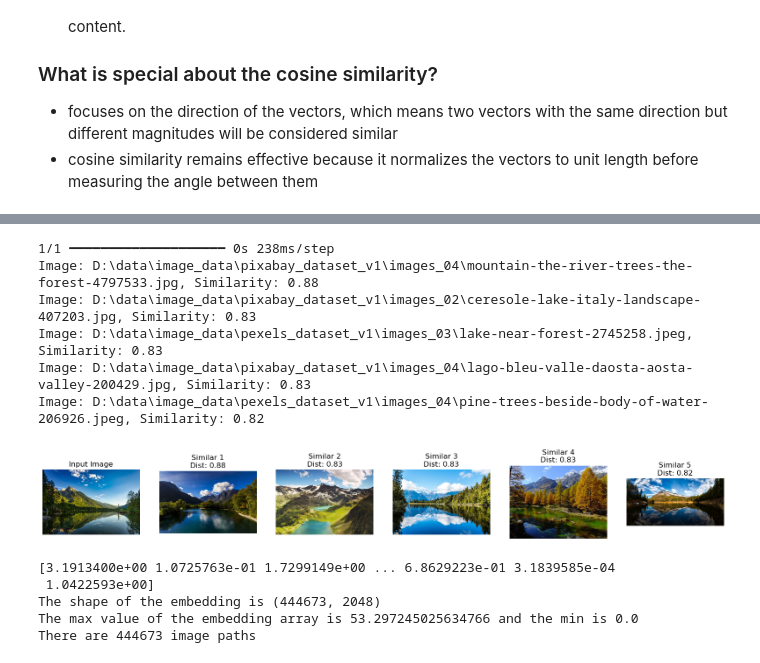
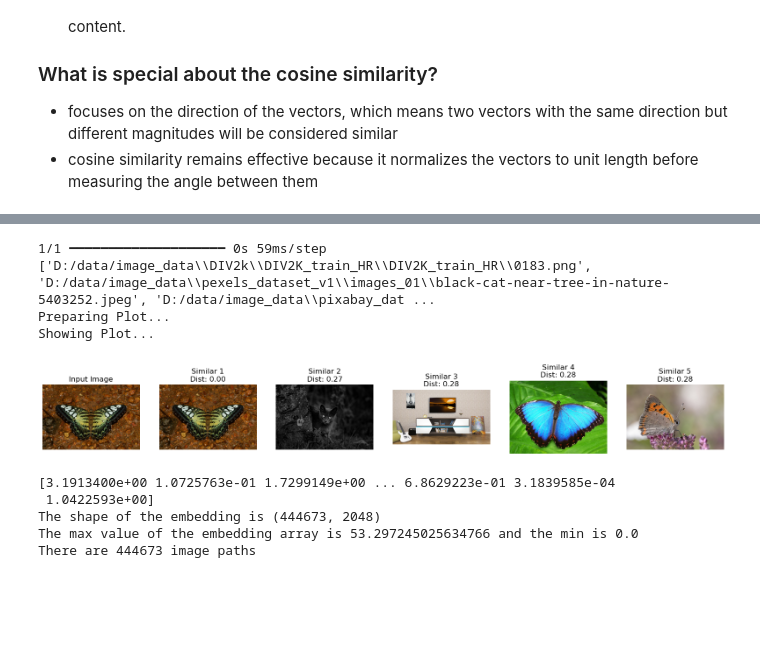
Before and after one commit to lucasthierry17/FindPicture, a Jupyter notebook: embedding_resnet_final.ipynb, the cells around one changed output, grey strips where cells are left out. Saved outputs shown, nothing was run; the diff lists cells and outputs as text; code cells hidden in the pictures; blank space fills up the shorter version.

Commit message:
Adjusting the Function for finding similar Images with 5 Input Images

```diff
--- a/embedding_resnet_final.ipynb
+++ b/embedding_resnet_final.ipynb
@@ -273,27 +310,62 @@ def display_images(input_image_path, similar_images):
     plt.show()
+# %%
+def find_similar_images(input_img_path, model, embeddings, image_paths, top_n=5):
+    """
+    This function finds images in the database that are most similar to the input image based on embeddings.
+
+    Input:
+    - input_img_path: The file path of the input image.
+    - model: The model used to extract embeddings.
+    - embeddings: A NumPy array containing the embeddings of all images in the database.
+    - image_paths: A list of paths to the images corresponding to the embeddings.
+    - top_n: An integer specifying the number of similar images to return (default is 5).
+
+    Output:
+    - A list of tuples where each tuple contains an image path and the corresponding normalized similarity score.
+      The list is ordered by similarity, with the most similar image first.
+    """
+    # Extract embedding for the input image
+    input_embedding = extract_embedding(input_img_path, model)
+    if input_embedding is None:
+        print(f"Failed to extract embedding for input image: {input_img_path}")
+        return []
+
+    # Use Nearest Neighbors for efficient similarity search
+    nbrs = NearestNeighbors(n_neighbors=len(embeddings), algorithm='auto', metric='euclidean').fit(embeddings)
+
+    distances, indices = nbrs.kneighbors([input_embedding])
+
+    # Normalize the distances using the global min and max distances across the entire dataset
+    global_min_distance = np.min(distances)
+    global_max_distance = np.max(distances)
+
+    normalized_distances = (distances - global_min_distance) / (global_max_distance - global_min_distance)
+
+    # Retrieve the most similar images with normalized distances
+    similar_images = [(image_paths[idx], normalized_distances[0][i]) for i, idx in enumerate(indices[0][:top_n])]
+
+    return similar_images
 # %%
 # set paths and find
-input_img_path = "beautiful-lake-mountains.jpg"
-similar_images = find_similar_images(input_img_path, model, embeddings, valid_image_paths, top_n=5)
+input_img_path = "images/0183.png"
+similar_images = find_similar_images(input_img_path, model, embeddings, database_image_paths, top_n=5)
 
 top_5_paths = []
 #top_5_paths.append(input_img_path)
 # Display similar images
 for img_path, similarity in similar_images:
-    print(f"Image: {img_path}, Similarity: {similarity:.2f}")
+    #print(f"Image: {img_path}, Similarity: {similarity:.2f}")
     top_5_paths.append(img_path)
-
+print(top_5_paths)
 # Display the images
 display_images(input_img_path, similar_images)
 # Display similar images
 # %% [output]
-1/1 ━━━━━━━━━━━━━━━━━━━━ 0s 238ms/step
-Image: D:\data\image_data\pixabay_dataset_v1\images_04\mountain-the-river-trees-the-forest-4797533.jpg, Similarity: 0.88
-Image: D:\data\image_data\pixabay_dataset_v1\images_02\ceresole-lake-italy-landscape-407203.jpg, Similarity: 0.83
-Image: D:\data\image_data\pexels_dataset_v1\images_03\lake-near-forest-2745258.jpeg, Similarity: 0.83
-Image: D:\data\image_data\pixabay_dataset_v1\images_04\lago-bleu-valle-daosta-aosta-valley-200429.jpg, Similarity: 0.83
-Image: D:\data\image_data\pexels_dataset_v1\images_04\pine-trees-beside-body-of-water-206926.jpeg, Similarity: 0.82
+1/1 ━━━━━━━━━━━━━━━━━━━━ 0s 59ms/step
+['D:/data/image_data\\DIV2k\\DIV2K_train_HR\\DIV2K_train_HR\\0183.png', 'D:/data/image_data\\pexels_dataset_v1\\images_01\\black-cat-near-tree-in-nature-5403252.jpeg', 'D:/data/image_data\\pixabay_dat ...
+Preparing Plot...
+Showing Plot...
-[figure, old version]
+[figure, new version]
 # %%
 # This code takes arouund 200 seconds for 1000 images.
 # this would be a time of 27 hours for 500.000 images
```
Also changed, not shown: parts of 9 cells of this notebook.
